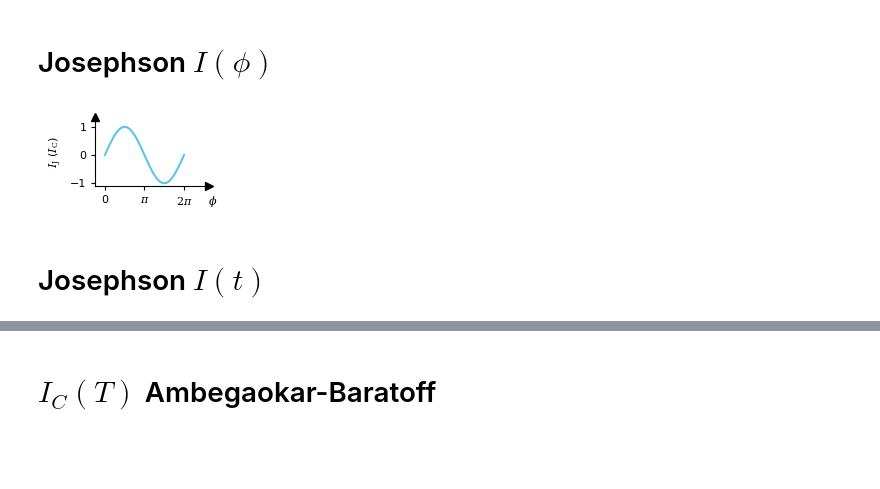
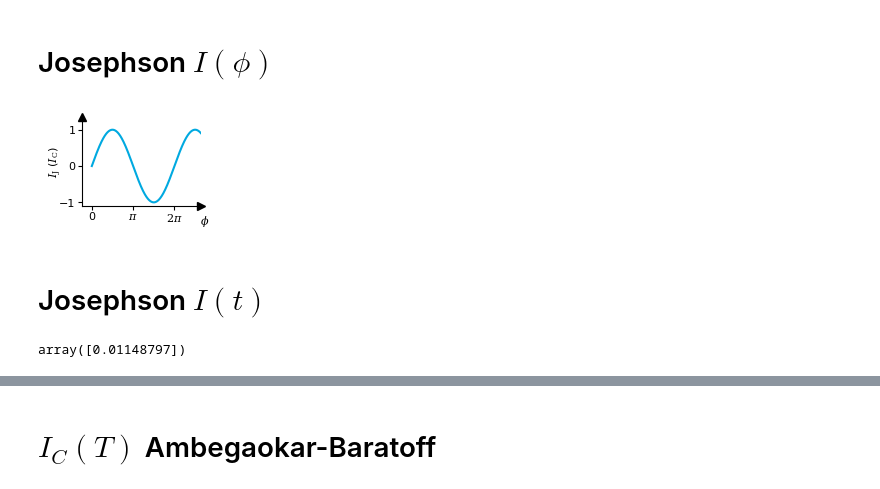
Before and after one commit to schmampf/dissertation, a Jupyter notebook: theory/macro/macro.ipynb, the cells around one changed output, grey strips where cells are left out. Saved outputs shown, nothing was run; the diff lists cells and outputs as text; code cells hidden in the pictures; blank space fills up the shorter version.

```diff
--- a/theory/macro/macro.ipynb
+++ b/theory/macro/macro.ipynb
@@ -198,95 +197,33 @@ Bbox(x0=0.17647058823529413, y0=0.25, x1=1.0, y1=1.0)
 # %% [markdown]
 # Josephson $I(\phi)$
 # %%
-phi = np.linspace(0, 2 * np.pi, 361)
+phi = np.linspace(0, 2.64 * np.pi, 361)
 I_J_phi = np.sin(phi)
 # %%
-fig = plt.figure(figsize=(1.7, 1.0))
-ax = fig.add_axes([0.3, 0.3, 1.0, 1.0])  # left, bottom, width, height
-
+fig, ax = plt.subplots(figsize=(1.7, 1.2))
 ax.plot(
     phi,
     I_J_phi,
-    color=colors(0),
+    color=seeblau100,
 )
 
 ax.set_ylim((-1.1, 1.35))
 ax.set_yticks([0, 1, -1])
 
 ax.set_xlim([-0.24 * np.pi, 2.64 * np.pi])
 ax.set_xticks([0, np.pi, 2 * np.pi], labels=["0", "$\\pi$", "$2\\pi$"])
 
 xlabel = "$\\phi$"
 ylabel = "$I_\\mathrm{J}$ ($I_\\mathrm{C}$)"
 title = "josephson-iphi"
 
-
-# region figure stuff v1
-
-# layout definition
-pads_label = (0.4, 0.15)
-pads_0 = (0.08, 0.08)
-
-# get parameter
-fig_w, fig_h = fig.get_size_inches()
-x_lim = ax.get_xlim()
-y_lim = ax.get_ylim()
-
-# algebra stuff
-w, h = fig_w - (pads_label[0] + 2 * pads_0[0]), fig_h - (pads_label[1] + 2 * pads_0[1])
-x_off = pads_label[0] + pads_0[0]
-y_off = pads_label[1] + pads_0[1]
-x_pos = (x_off / fig_w, w / fig_w)
-y_pos = (y_off / fig_h, h / fig_h)
-x_len = np.abs(x_lim[1] - x_lim[0])
-y_len = np.abs(y_lim[1] - y_lim[0])
-
-# Remove frame
-for spine in ["top", "right"]:
-    ax.spines[spine].set_visible(False)
-
-# Draw arrow heads
-ax.plot(x_lim[1], y_lim[0], ">", color="k", clip_on=False)
-ax.plot(x_lim[0], y_lim[1], "^", color="k", clip_on=False)
-
-# make layout
-ax.set_position([x_pos[0], y_pos[0], x_pos[1], y_pos[1]])
-
-# labels
-ax.text(
-    x_lim[1] + pads_0[0] / w * x_len,
-    y_lim[0] - y_off / h * y_len,
-    xlabel,
-    ha="right",
-    va="bottom",
-    fontsize=8,
-)
-ax.set_ylabel(ylabel)
-
-ax.set_xlim(x_lim)
-ax.set_ylim(y_lim)
-
-# Simplify ticks
-ax.tick_params(
-    axis="both",
-    direction="out",
-    length=3,
-    labelsize=8,
-    color="k",
-    labelcolor="k",
-)
-
-# save figure
-fig.savefig(f"{title}.pgf")
-fig.savefig(f"{title}.pdf")
-
-# endregion
+theory_layout(fig, ax, title, xlabel, ylabel)
 # %% [output]
-[figure, old version]
+[figure, new version]
 # %% [markdown]
 # Josephson $I(t)$
 # %%
-from theory.models.constants import e, h
+from theory.utilities.constants import k_B_meV, G_0_muS, e, h
 
 Delta_meV = 0.180
 t_ps = np.linspace(0, 30, 1001)  # ns
@@ -295,10 +232,14 @@ I_C = np.pi / 2
 phi_0 = 0.0
 
 nu_0_GHz = 2 * e / h * V_mV * 1e-3 * 1e-9
+t_0_ps = 1 / nu_0_GHz
 
 phi = np.zeros((t_ps.shape[0], V_mV.shape[0]))
 for i, v_mV in enumerate(V_mV):
     phi[:, i] = phi_0 + 2 * np.pi * nu_0_GHz[i] * t_ps * 1e-3
 
 I_J = I_C * np.sin(phi)
+t_0_ps
+# %% [output]
+array([0.01148797])
 # %%
```
Also changed, not shown: parts of 18 cells of this notebook.
